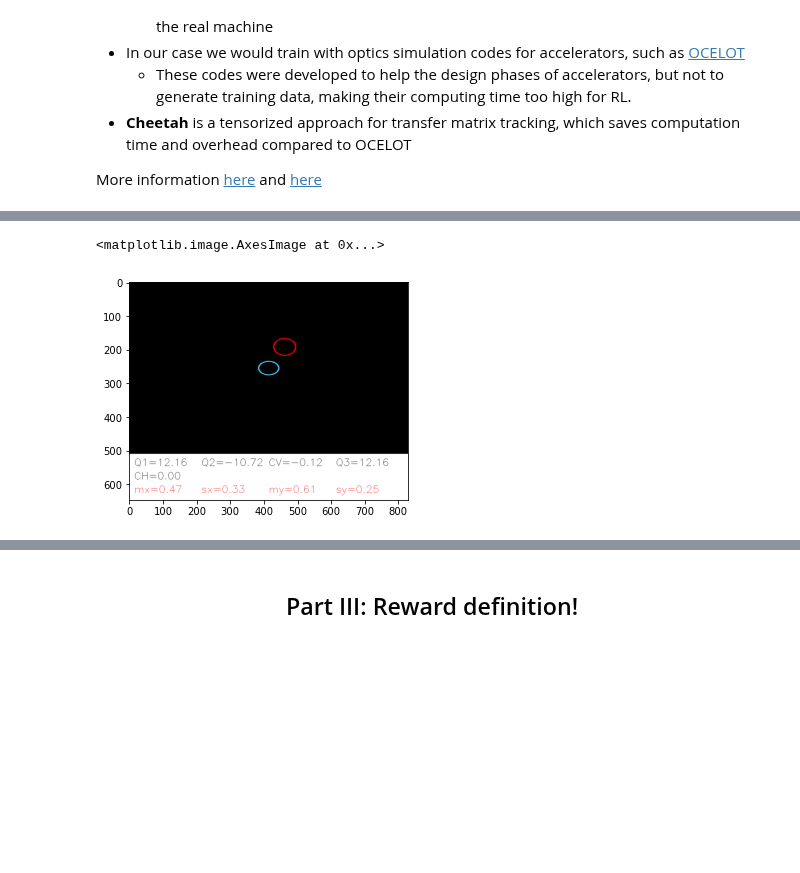
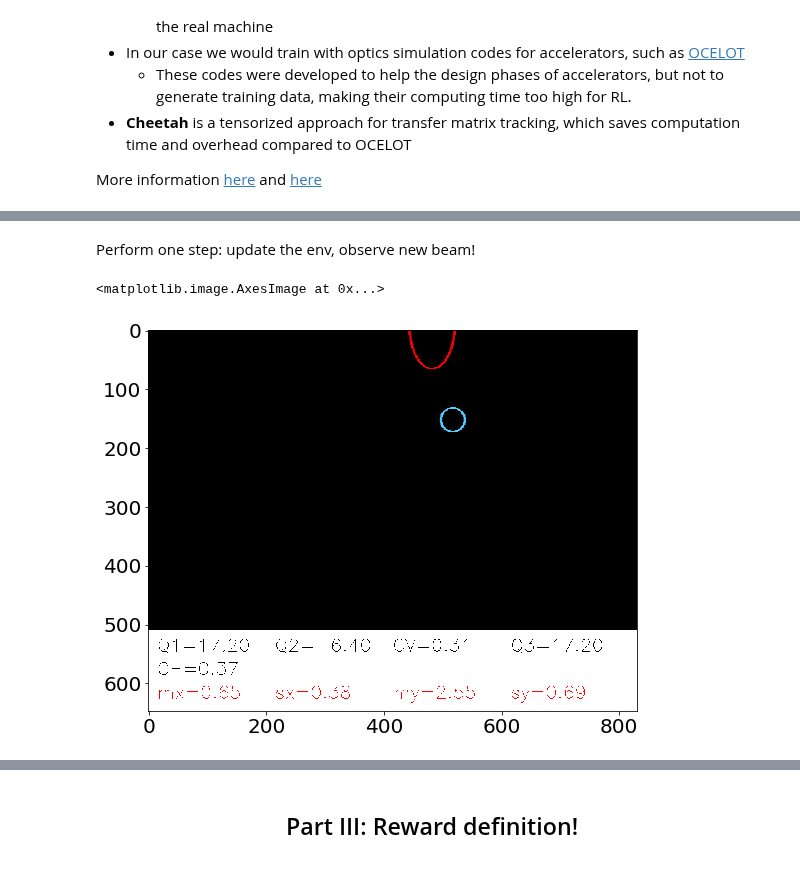
Before and after one commit to ansantam/RL4AA23, a Jupyter notebook: tutorial.ipynb, the cells around one changed output, grey strips where cells are left out. Cells and saved outputs as stored; diff of their text form; code cells hidden in the pictures; blank space fills up the shorter version.

```diff
--- a/tutorial.ipynb
+++ b/tutorial.ipynb
@@ -236,8 +236,7 @@ We can define
+# %%
+target_beam = np.array([1e-3, 2e-4, 1e-3, 2e-4])  # Change it
 # %%
-env = ARESEACheetah()
-env.target_beam_mode="constant"
-env.target_beam_values=np.array([0,3e-4,0,2e-4])
-
+env.target_beam_values=target_beam
 env.reset()  ##
 plt.imshow(env.render(mode="rgb_array"))  # Plot the screen image
 # %% [output]
@@ -248,11 +251,12 @@ Now let's apply some manual actions and see how the beam changes.
+# %%
+action = np.array([1, 0.5, 0.5, 1, 0.6])  # put your action here
+# %% [markdown]
+Perform one step: update the env, observe new beam!
 # %%
-env = RescaleAction(env,-1,1)  # rescales the action to [-1,1]
+env = RescaleAction(env, -1, 1)  # rescales the action to the interval [-1, 1]
 env.reset()
-
-action = np.array([0.3,-0.1,-0.2,0.3,0])  # Choose your action here
-
 env.step(action)
 plt.imshow(env.render(mode="rgb_array"))
 # %% [output]
 <matplotlib.image.AxesImage at 0x...>
-[figure, old version]
+[figure, new version]
```
Also changed, not shown: parts of 65 cells of this notebook, 3 other files.
